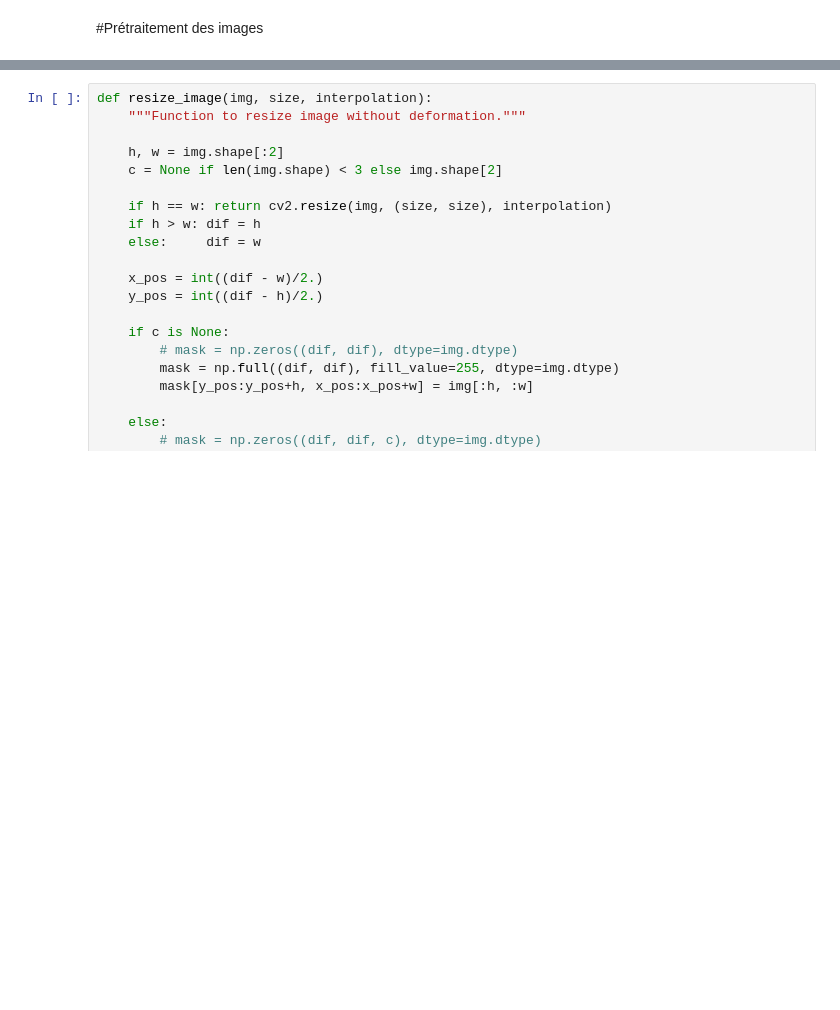
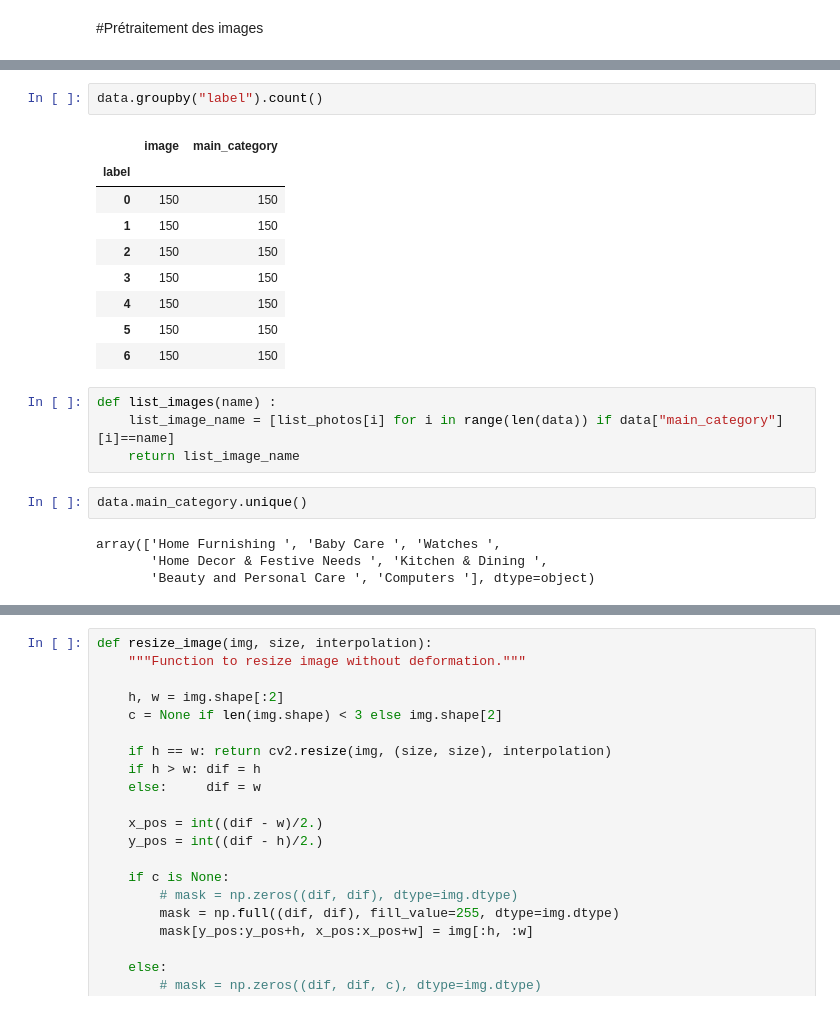
Before and after one commit to AbdulmagedALKHULAIFI/Automatic-classifer-consumer-goods, a Jupyter notebook: p6_2_IMG.ipynb, the cells around one changed output, grey strips where cells are left out. Saved outputs shown, nothing was run; the diff lists cells and outputs as text; blank space fills up the shorter version.

```diff
--- a/p6_2_IMG.ipynb
+++ b/p6_2_IMG.ipynb
@@ -84,0 +124,22 @@ plt.imshow(RGB_im)
+# %%
+data.groupby("label").count()
+# %% [output]
+|  | image | main_category |
+| label |  |  |
+| 0 | 150 | 150 |
+| 1 | 150 | 150 |
+| 2 | 150 | 150 |
+| 3 | 150 | 150 |
+| 4 | 150 | 150 |
+| 5 | 150 | 150 |
+| 6 | 150 | 150 |
+# %%
+def list_images(name) :
+    list_image_name = [list_photos[i] for i in range(len(data)) if data["main_category"][i]==name]
+    return list_image_name
+# %%
+data.main_category.unique()
+# %% [output]
+array(['Home Furnishing ', 'Baby Care ', 'Watches ',
+       'Home Decor & Festive Needs ', 'Kitchen & Dining ',
+       'Beauty and Personal Care ', 'Computers '], dtype=object)
```
Also changed, not shown: parts of 18 cells of this notebook.
